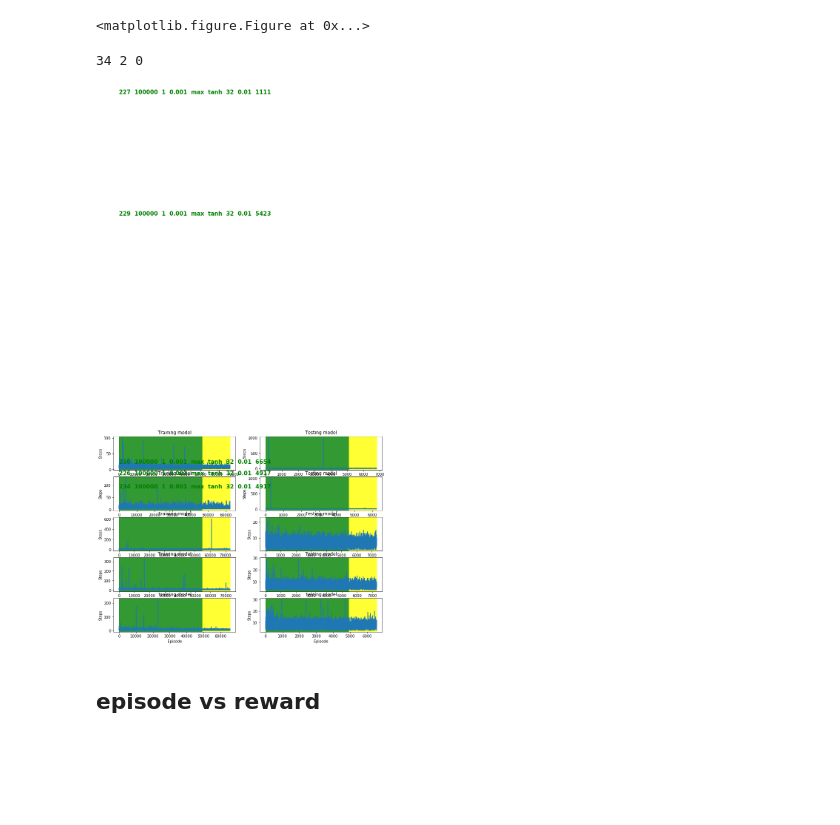
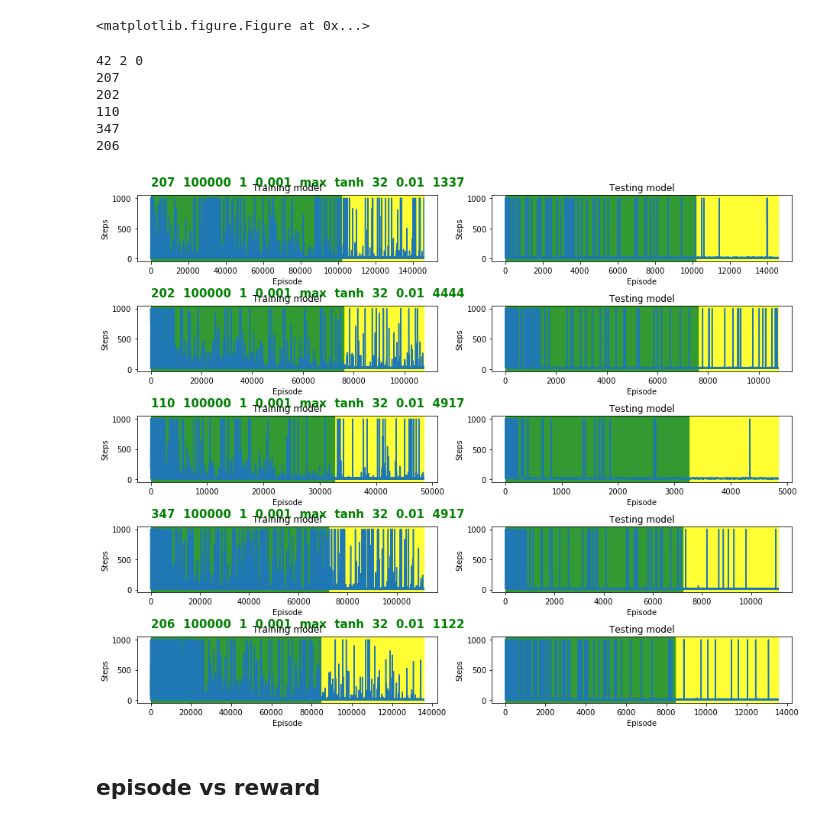
Before and after one commit to aqeel13932/APES_PT, a Jupyter notebook: output/Analysis.ipynb, the cells around one changed output. Saved outputs shown, nothing was run; the diff lists cells and outputs as text; code cells hidden in the pictures; blank space fills up the shorter version.

```diff
--- a/output/Analysis.ipynb
+++ b/output/Analysis.ipynb
@@ -84,10 +21,10 @@ def plotsomething(ax,value):
 # %%
-features = experiements.columns[[1,2,3,4,7,8,10,11,12,17,18]]
+features = experiements.columns[[1,2,3,4,7,8,10,17,18]]
 counter =1
 plt.figure(figsize=(13,33))
 for i in features:
     ax = plt.subplot(6,2,counter)
     counter+=1
-    plotsomething(ax,i)
+    Hyperparameters(ax,i,experiements)
 plt.tight_layout()
 # %% [output]
@@ -245,19 +171,25 @@ for i in fff.experiment.as_matrix():
 # %%
 x = experiements.shape[1]
 y = 2
 z=0
 print(x,y,z)
 plt.figure(figsize=(13,x*2))
 for i in experiements.experiment.as_matrix():
+    print(i)
     txt = experiements[experiements.experiment==i]
     vanish = txt.vanish.as_matrix()
     txt = txt.to_string(columns=experiements.columns[[0,1,2,3,5,7,8,10,16]],\
                                                          header=False,index=False)
     plotsteps(i,x,y,z,txt,vanish)
     z+=2
-#plt.tight_layout()
+plt.tight_layout()
 # %% [output]
-34 2 0
+42 2 0
+207
+202
+110
+347
+206
-[figure, old version]
+[figure, new version]
 # %% [markdown]
 ## episode vs reward
```
Also changed, not shown: parts of 27 cells of this notebook.
